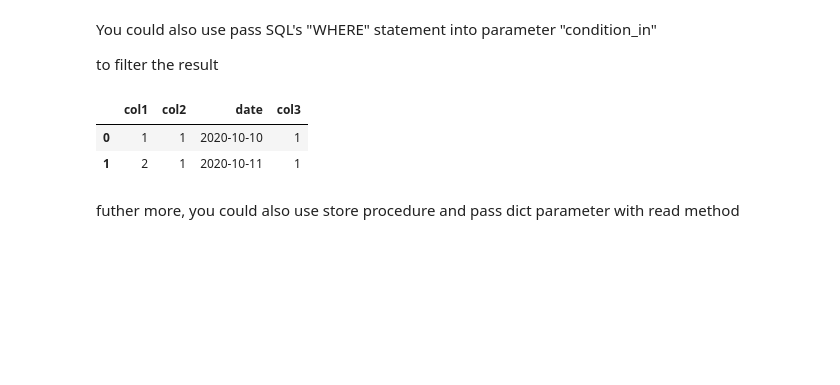
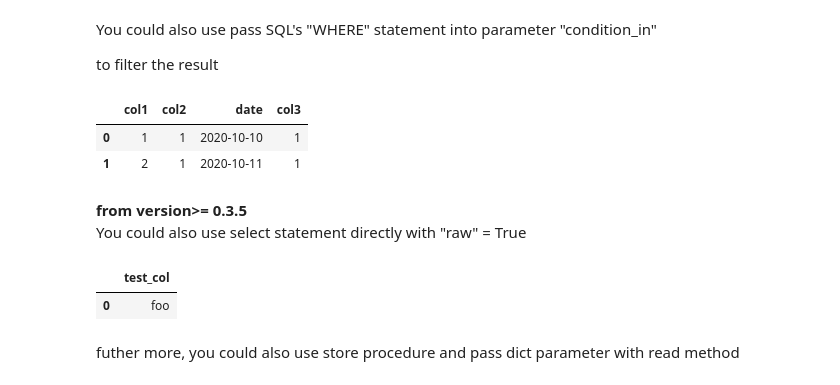
Before and after one commit to chanon-kr/Shared_Function, a Jupyter notebook: samples/database.ipynb, the cells around one changed output. Cells and saved outputs as stored; diff of their text form; code cells hidden in the pictures; blank space fills up the shorter version.

```diff
--- a/samples/database.ipynb
+++ b/samples/database.ipynb
@@ -69,10 +66,10 @@ You could fine tune insert's speed by adjust these parameters into the da_tran_S
 - max_parallel, number of parellel dump execute pertime (Default Value 2)
 # %%
-mssql = da_tran_SQL(sql_type = set_mssql['type'],
-                host_name = set_mssql['host'],
-                database_name = set_mssql['database'],
-                user = set_mssql['user'],
-                password = set_mssql['password'],
+mssql = da_tran_SQL(sql_type = 'MSSQL', #set_mssql['type'],
+                host_name = '{YOUR HOST NAME or ID Address}', #set_mssql['host'],
+                database_name = '{Your Database Name}', #set_mssql['database'],
+                user = '{Your Username}', #set_mssql['user'],
+                password = '{Your Password}',#set_mssql['password'])
                 port = '1433',
                 driver = 'pymssql',
                 chunksize = 150,
@@ -139,6 +136,14 @@ mssql.read(tb, condition_in = 'col1 <= 2')
 |  | col1 | col2 | date | col3 |
 | 0 | 1 | 1 | 2020-10-10 | 1 |
 | 1 | 2 | 1 | 2020-10-11 | 1 |
+# %% [markdown]
+**from version>= 0.3.5**<br>
+You could also use select statement directly with "raw" = True
+# %%
+mssql.read("""select 'foo' as test_col""", raw = True)
+# %% [output]
+|  | test_col |
+| 0 | foo |
 # %% [markdown]
 futher more, you could also use store procedure and pass dict parameter with read method
 # %%
```
Also changed, not shown: parts of 46 cells of this notebook.
